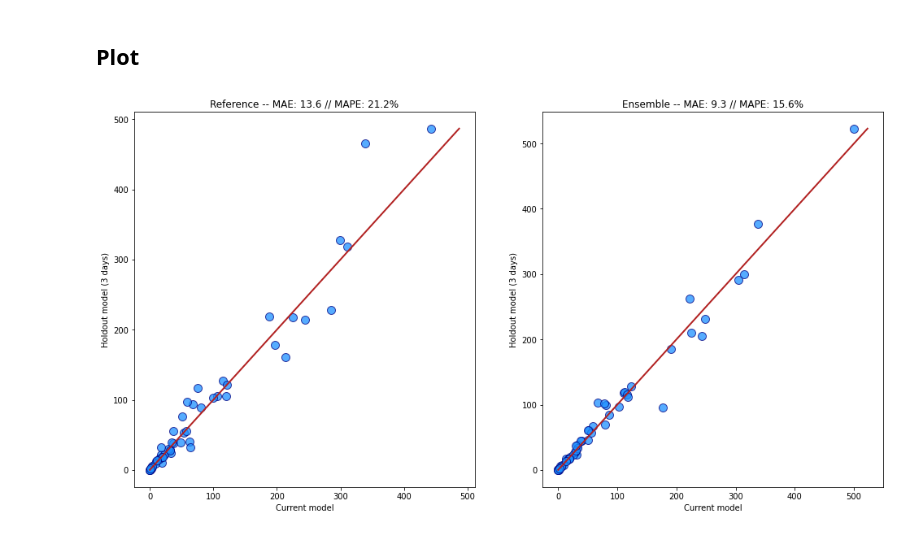
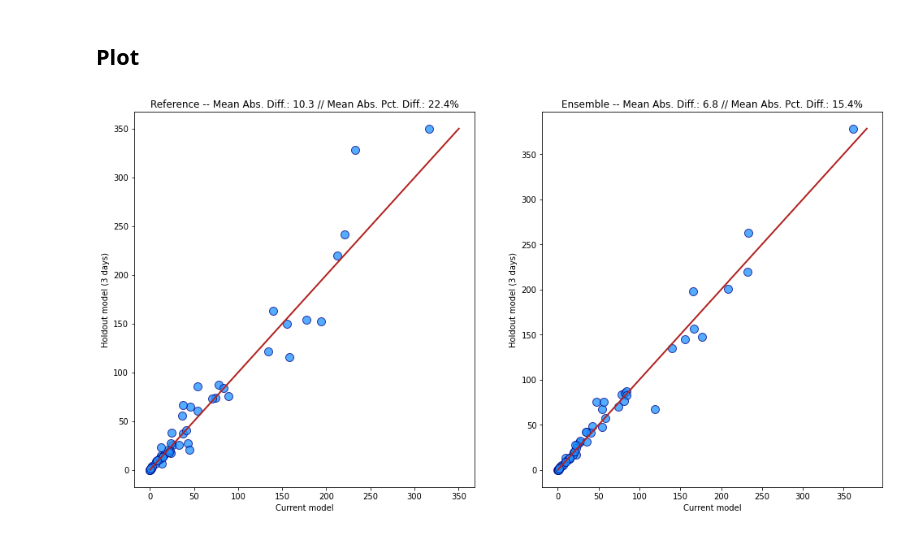
Before and after one commit to ihmeuw/covid-model-deaths-spline, a Jupyter notebook: notebooks/compare_stability.ipynb, the cells around one changed output. Drawn from its saved outputs; the diff is of its cells as text; code cells hidden in the pictures.

Commit message:
plotting fix; inflation factotr 3

```diff
--- a/notebooks/compare_stability.ipynb
+++ b/notebooks/compare_stability.ipynb
@@ -13,7 +13,7 @@ VERSION_DICTS = [
 # %% [markdown]
 ## Methods
 # %%
-def summarize_date(model_type, data_type, version, date_df=None):
+def summarize_date(model_type, data_type, version, date_df=None, n_days=5):
     df = pd.read_csv(f'/ihme/homes/rmbarber/covid-19/elastispliner/{version}/model_results_refit.csv')
     df = df.loc[df['location_id'] != 102]
 
@@ -28,7 +28,7 @@ def summarize_date(model_type, data_type, version, date_df=None):
 
     if date_df is None:
         df['last_date'] = df.groupby('location_id')['date'].transform(max)
-        keep_idx = df.apply(lambda x: x['date'] > x['last_date'] - pd.Timedelta(days=7), axis=1)
+        keep_idx = df.apply(lambda x: x['date'] > x['last_date'] - pd.Timedelta(days=n_days), axis=1)
         df = df.loc[keep_idx]
         del df['last_date']
         date_df = df[['location_id', 'date']].copy()
@@ -78,27 +78,27 @@ df = pd.concat(dfs)
 # %%
 measure='deaths'
 
 fig, ax = plt.subplots(1, 2, figsize=(16.5, 8.5))
 
 for i, mt in enumerate(['reference', 'ensemble']):
-    data = df.loc[df['model_type'] == mt, [f'current_{measure}', f'sub3_{measure}']].values
-    data_error = np.abs(np.diff(data, axis=1))
-    pct_error = data_error / data[:,[0]]
+    data = df.loc[df['model_type'] == mt, [f'sub3_{measure}', f'current_{measure}']].values
+    data_diff = np.abs(np.diff(data, axis=1))
+    pct_diff = data_diff / data[:,[0]]
 
-    mean_abs_error = np.round(np.mean(data_error), 1)
-    mean_pct_abs_error = np.round(np.mean(pct_error) * 100, 1)
+    mean_abs_diff = np.round(np.mean(data_diff), 1)
+    mean_pct_abs_diff = np.round(np.mean(pct_diff) * 100, 1)
 
-    plot_title = f'{mt.title()} -- MAE: {mean_abs_error} // MAPE: {mean_pct_abs_error}%'
+    plot_title = f'{mt.title()} -- Mean Abs. Diff.: {mean_abs_diff} // Mean Abs. Pct. Diff.: {mean_pct_abs_diff}%'
 
     ax[i].scatter(df.loc[df['model_type'] == mt, f'current_{measure}'],
                   df.loc[df['model_type'] == mt, f'sub3_{measure}'],
                   c='dodgerblue', edgecolors='navy', alpha=0.75, s=100)
     ax[i].plot((data.min(), data.max()),
                (data.min(), data.max()),
                color='firebrick', linewidth=2)
     ax[i].set_xlabel('Current model')
     ax[i].set_ylabel('Holdout model (3 days)')
     ax[i].set_title(plot_title)
 plt.show()
 # %% [output]
-[figure, old version]
+[figure, new version]
```
Also changed, not shown: 4 other files.
